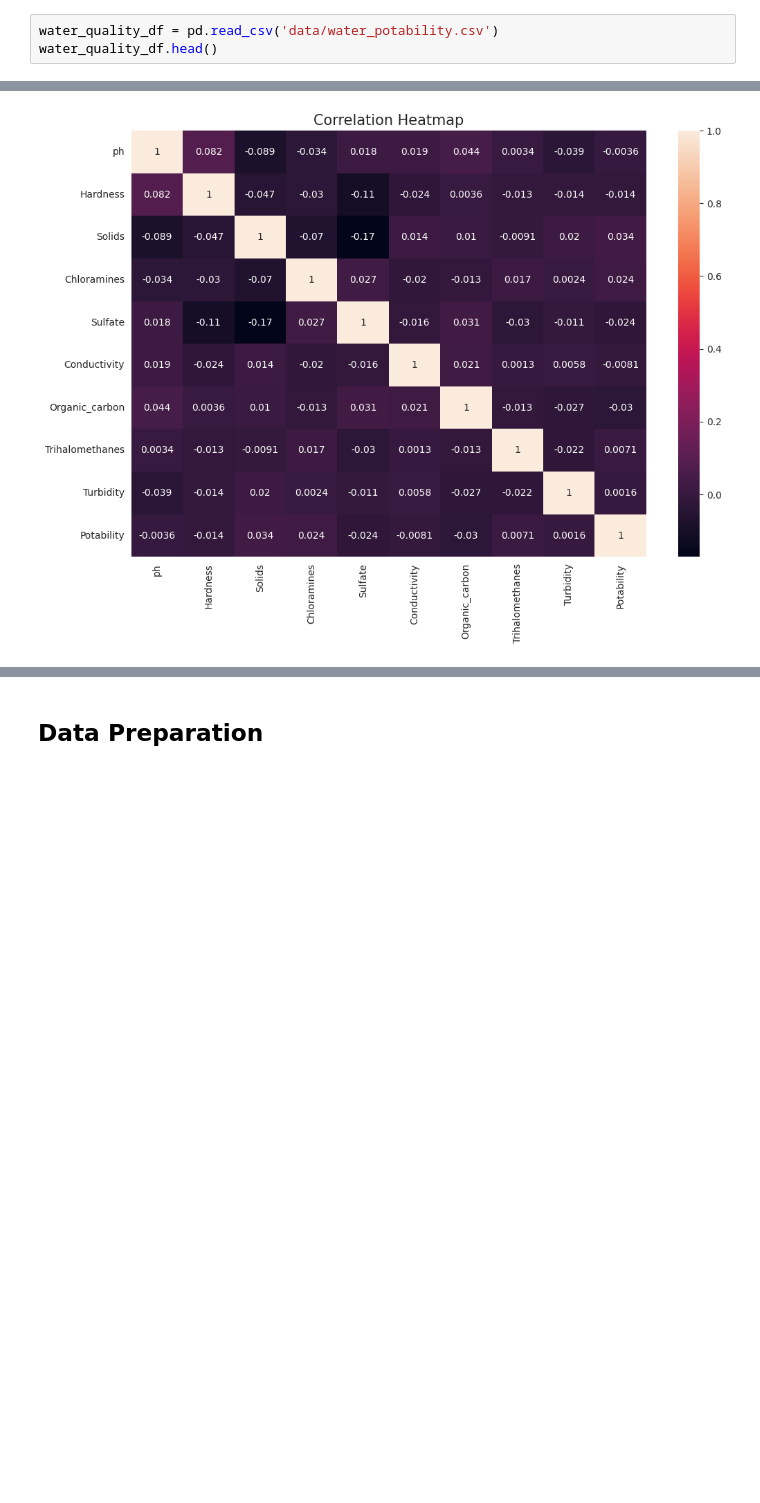
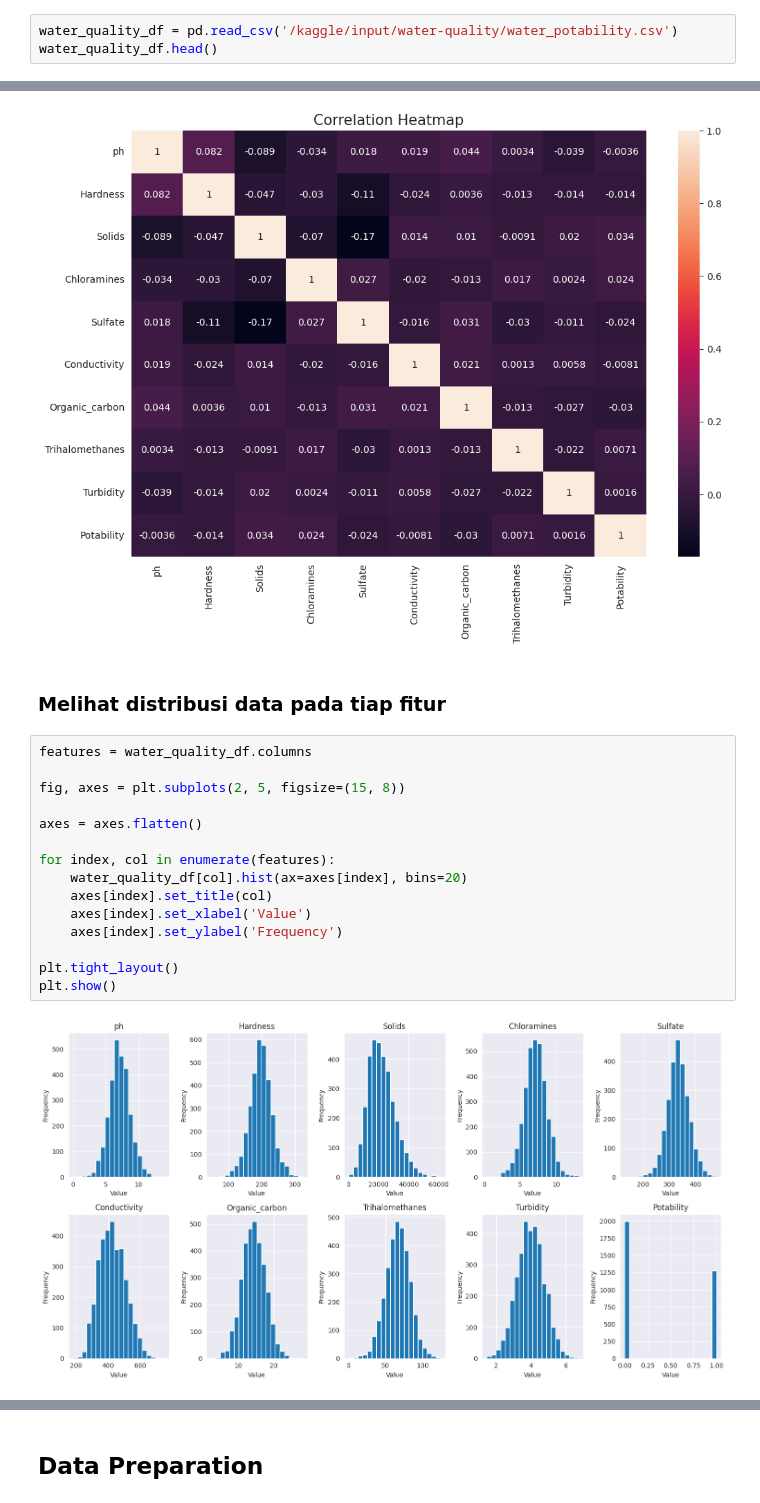
Before and after one commit to Refanz/water-quality-ml, a Jupyter notebook: notebook.ipynb, the cells around one changed output, grey strips where cells are left out. Cells and saved outputs as stored; diff of their text form; blank space fills up the shorter version.

```diff
--- a/notebook.ipynb
+++ b/notebook.ipynb
@@ -10,7 +19,7 @@ import matplotlib.pyplot as plt
 # %% [markdown]
 ## Loading Dataset
 # %%
-water_quality_df = pd.read_csv('data/water_potability.csv')
+water_quality_df = pd.read_csv('/kaggle/input/water-quality/water_potability.csv')
 water_quality_df.head()
 # %% [output]
 |  | ph | Hardness | Solids | Chloramines | Sulfate | Conductivity | Organic_carbon | Trihalomethanes | ... |
@@ -91,3 +100,22 @@ plt.title('Correlation Heatmap', fontsize=15)
 plt.show()
 # %% [output]
 [figure]
+# %% [markdown]
+### Melihat distribusi data pada tiap fitur
+# %%
+features = water_quality_df.columns
+
+fig, axes = plt.subplots(2, 5, figsize=(15, 8))
+
+axes = axes.flatten()
+
+for index, col in enumerate(features):
+    water_quality_df[col].hist(ax=axes[index], bins=20)
+    axes[index].set_title(col)
+    axes[index].set_xlabel('Value')
+    axes[index].set_ylabel('Frequency')
+
+plt.tight_layout()
+plt.show()
+# %% [output]
+[figure, added]
```
Also changed, not shown: parts of 32 cells of this notebook, 1 other file.
